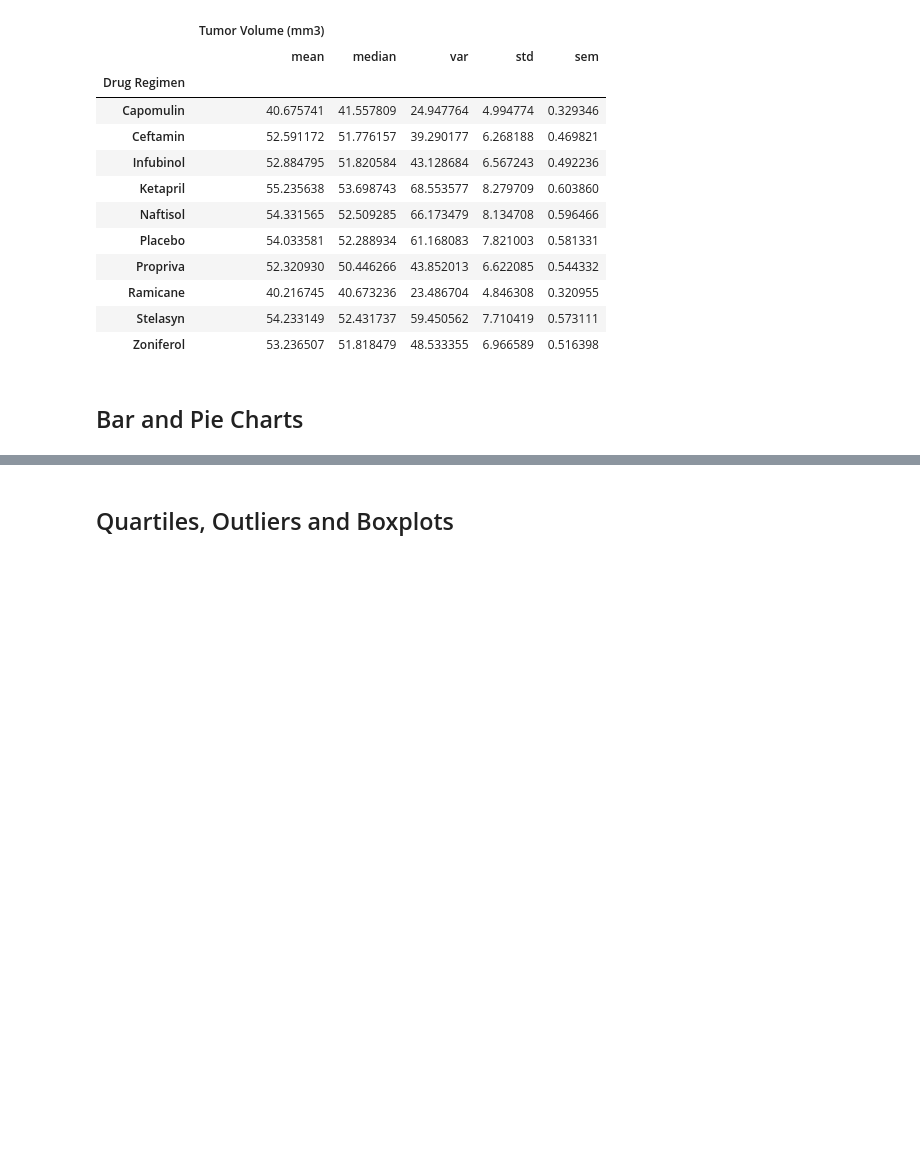
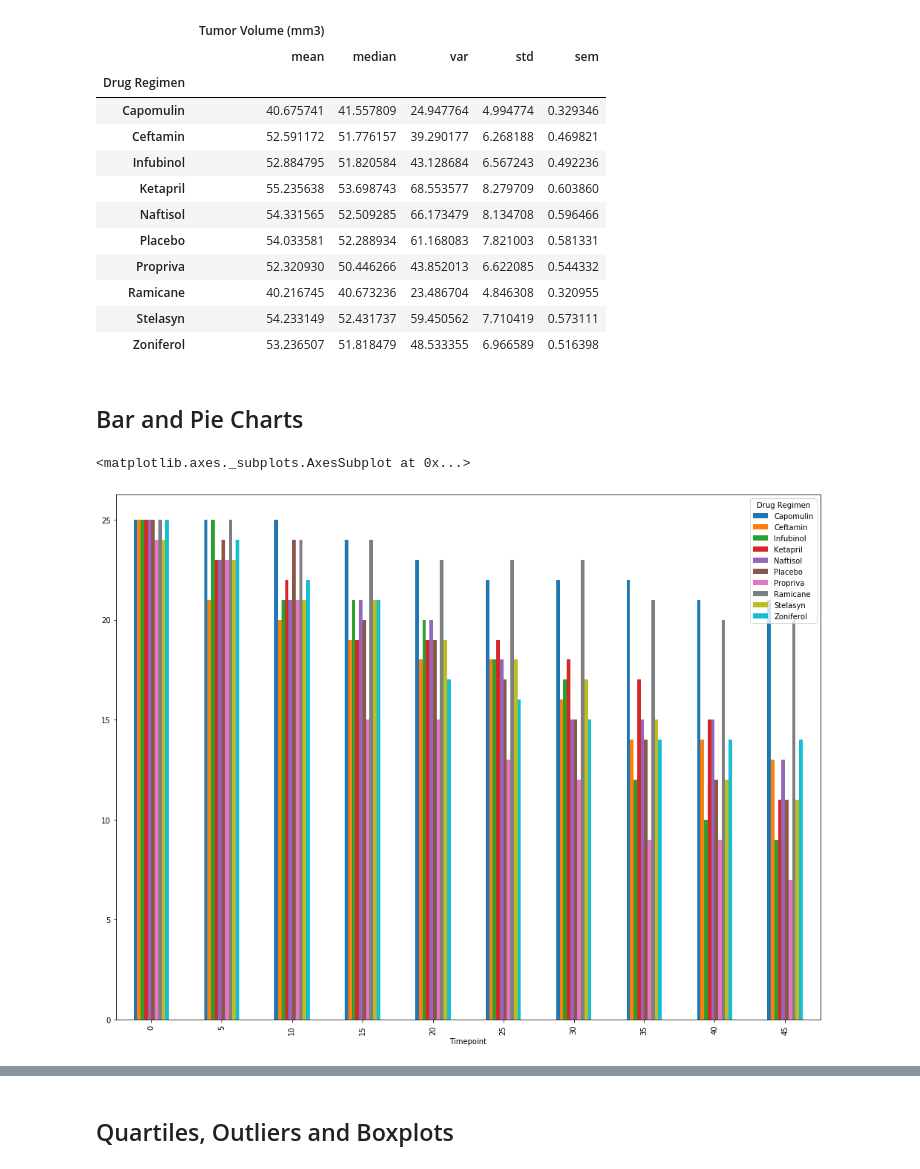
Before and after one commit to KevinNMcpu/matplotlib-challenge, a Jupyter notebook: pymaceuticals.ipynb, the cells around one changed output, grey strips where cells are left out. Drawn from its saved outputs; the diff is of its cells as text; code cells hidden in the pictures; blank space fills up the shorter version.

```diff
--- a/pymaceuticals.ipynb
+++ b/pymaceuticals.ipynb
@@ -200,3 +200,18 @@ summary_stats_2
 ## Bar and Pie Charts
 # %%
 # Generate a bar plot showing the total number of mice for each treatment throughout the course of the study using pandas.
+
+#create a new DF
+barplot_pd = pd.DataFrame()
+
+#just the coulmns we need
+trim_bar_data = ["Drug Regimen", "Mouse ID", "Timepoint"]
+
+#trim the data down
+barplot_pd = cleaned_data[trim_bar_data]
+
+#drop them into a pivot table, then .plot
+barplot_pd.pivot_table(index="Timepoint", columns="Drug Regimen", values="Mouse ID", aggfunc="count").plot(kind="bar", figsize=(17,13))
+# %% [output]
+<matplotlib.axes._subplots.AxesSubplot at 0x...>
+[figure, added]
```
Also changed, not shown: parts of 3 cells of this notebook.
